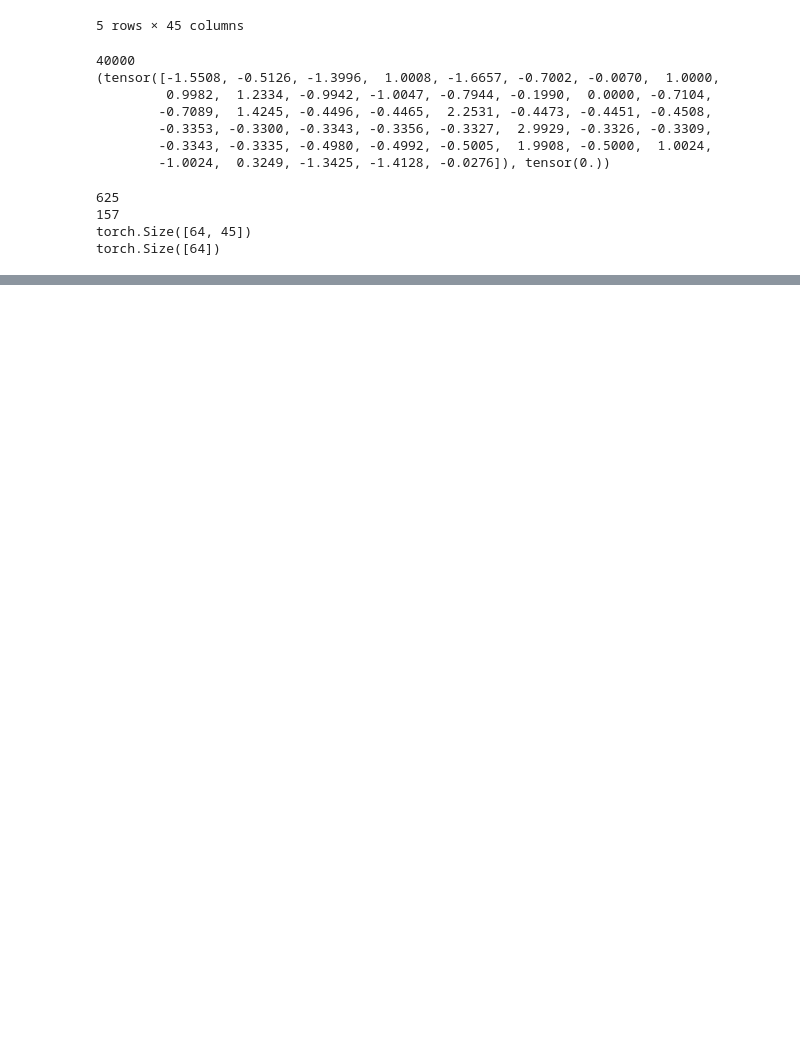
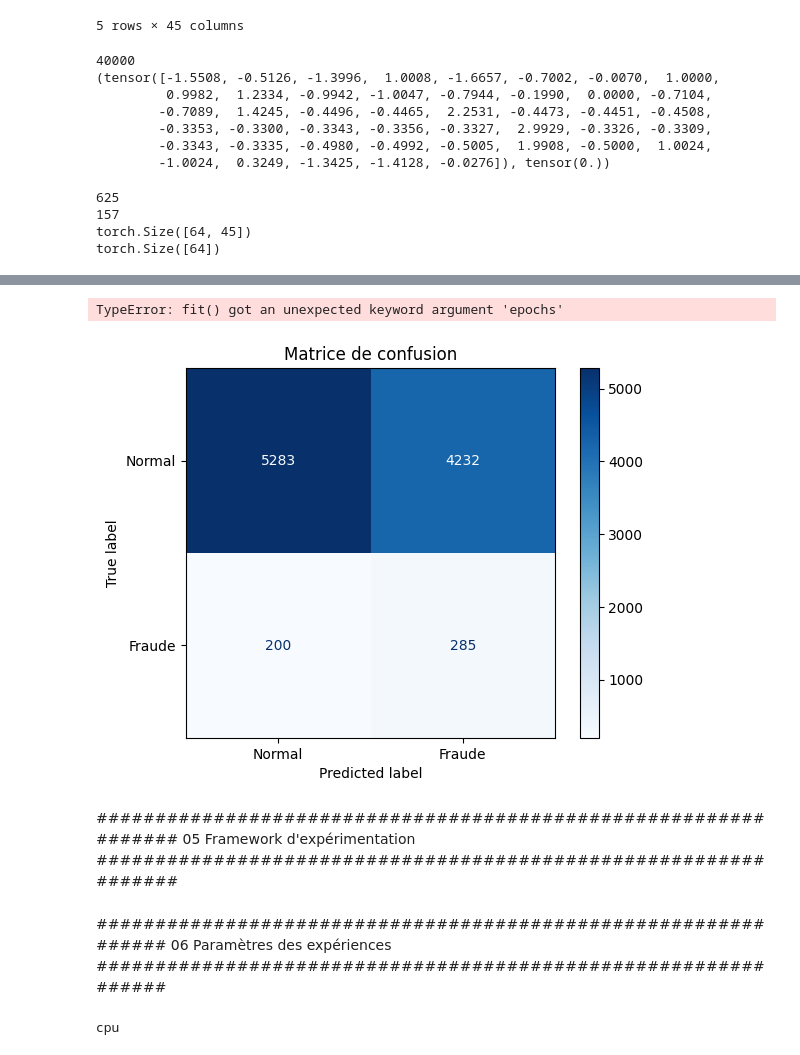
Before and after one commit to taponjou/Fraud-Detection-Project, a Jupyter notebook: notebooks/06_Perceptron.ipynb, the cells around one changed output, grey strips where cells are left out. Cells and saved outputs as stored; diff of their text form; code cells hidden in the pictures; blank space fills up the shorter version.

```diff
--- a/notebooks/06_Perceptron.ipynb
+++ b/notebooks/06_Perceptron.ipynb
@@ -211,0 +464,65 @@ Epoch [20/20] - Loss: 0.1298
+# %%
+history = fit(
+    model=model,
+    train_loader=train_loader,
+    test_loader=test_loader,
+    criterion=criterion,
+    epochs=50,
+    optimizer=optimizer,
+    scheduler=scheduler,
+    early_stopping=early_stopping
+)
+
+model.load_state_dict(
+    torch.load("best_model.pth")
+)
+# %% [output]
+TypeError: fit() got an unexpected keyword argument 'epochs'
+# %%
+def predict(model, data_loader, threshold=0.5):
+
+    model.eval()
+
+    y_true = []
+    y_proba = []
+    y_pred = []
+
+    with torch.no_grad():
+
+        for X_batch, y_batch in data_loader:
+
+            # Forward
+            outputs = model(X_batch)
+
+            # Logits -> Probabilités
+            probabilities = torch.sigmoid(outputs)
+
+            # Probabilités -> Classes
+            predictions = (probabilities >= threshold).float()
+
+            # Sauvegarde
+            y_true.extend(y_batch.cpu().numpy())
+
+            y_proba.extend(probabilities.cpu().numpy().flatten())
+
+            y_pred.extend(predictions.cpu().numpy().flatten())
+
+    return y_true, y_proba, y_pred
+# %%
+y_true, y_proba, y_pred = predict(model, test_loader)
+cm = confusion_matrix(y_true, y_pred)
+
+disp = ConfusionMatrixDisplay(
+    confusion_matrix=cm,
+    display_labels=["Normal", "Fraude"]
+)
+
+disp.plot(cmap="Blues")
+plt.title("Matrice de confusion")
+plt.show()
+# %% [output]
+[figure, added]
+# %% [markdown]
+################################################################
+05 Framework d'expérimentation
+################################################################
@@ -211,0 +817,12 @@ Epoch [20/20] - Loss: 0.1298
+# %% [markdown]
+###############################################################
+06 Paramètres des expériences
+###############################################################
+# %%
+device = torch.device(
+    "cuda" if torch.cuda.is_available() else "cpu"
+)
+
+print(device)
+# %% [output]
+cpu
```
Also changed, not shown: parts of 26 cells of this notebook, 4 other files.
